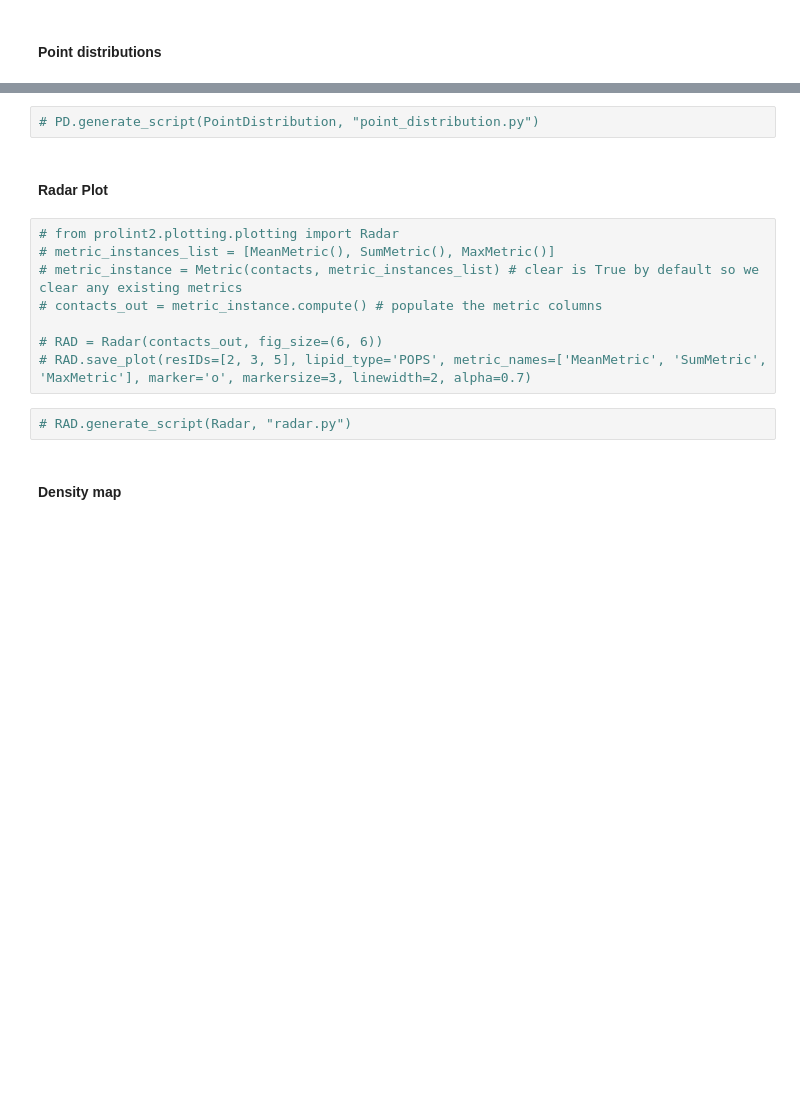
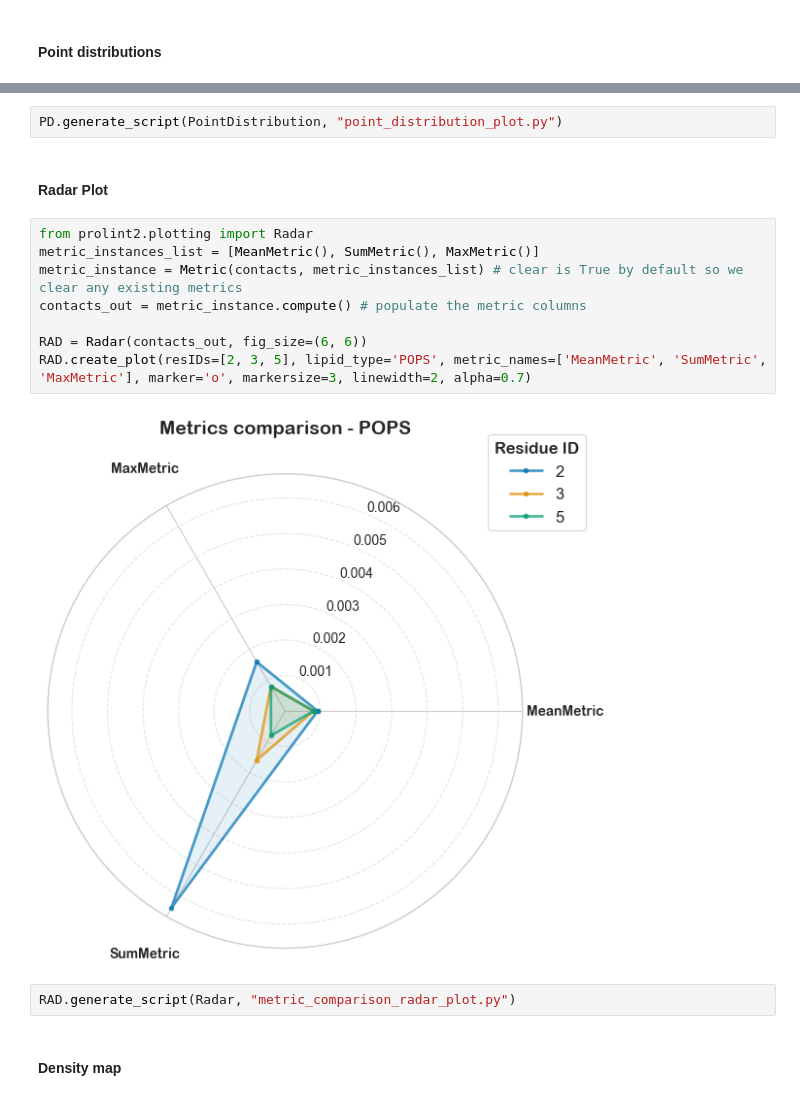
Before and after one commit to ProLint/prolint2, a Jupyter notebook: docs/notebooks/06_Generating_Plots.ipynb, the cells around one changed output, grey strips where cells are left out. Saved outputs shown, nothing was run; the diff lists cells and outputs as text; blank space fills up the shorter version.

```diff
--- a/docs/notebooks/06_Generating_Plots.ipynb
+++ b/docs/notebooks/06_Generating_Plots.ipynb
@@ -26,17 +29,19 @@ mean_contacts = metric_instance.compute()
 # %%
-# PD.generate_script(PointDistribution, "point_distribution.py")
+PD.generate_script(PointDistribution, "point_distribution_plot.py")
 # %% [markdown]
 #### Radar Plot
 # %%
-# from prolint2.plotting.plotting import Radar
-# metric_instances_list = [MeanMetric(), SumMetric(), MaxMetric()]
-# metric_instance = Metric(contacts, metric_instances_list) # clear is True by default so we clear any existing metrics
-# contacts_out = metric_instance.compute() # populate the metric columns
+from prolint2.plotting import Radar
+metric_instances_list = [MeanMetric(), SumMetric(), MaxMetric()]
+metric_instance = Metric(contacts, metric_instances_list) # clear is True by default so we clear any existing metrics
+contacts_out = metric_instance.compute() # populate the metric columns
 
-# RAD = Radar(contacts_out, fig_size=(6, 6))
-# RAD.save_plot(resIDs=[2, 3, 5], lipid_type='POPS', metric_names=['MeanMetric', 'SumMetric', 'MaxMetric'], marker='o', markersize=3, linewidth=2, alpha=0.7)
+RAD = Radar(contacts_out, fig_size=(6, 6))
+RAD.create_plot(resIDs=[2, 3, 5], lipid_type='POPS', metric_names=['MeanMetric', 'SumMetric', 'MaxMetric'], marker='o', markersize=3, linewidth=2, alpha=0.7)
+# %% [output]
+[figure, added]
 # %%
-# RAD.generate_script(Radar, "radar.py")
+RAD.generate_script(Radar, "metric_comparison_radar_plot.py")
 # %% [markdown]
 #### Density map
 # %%
```
Also changed, not shown: parts of 35 cells of this notebook, 2 other files.
